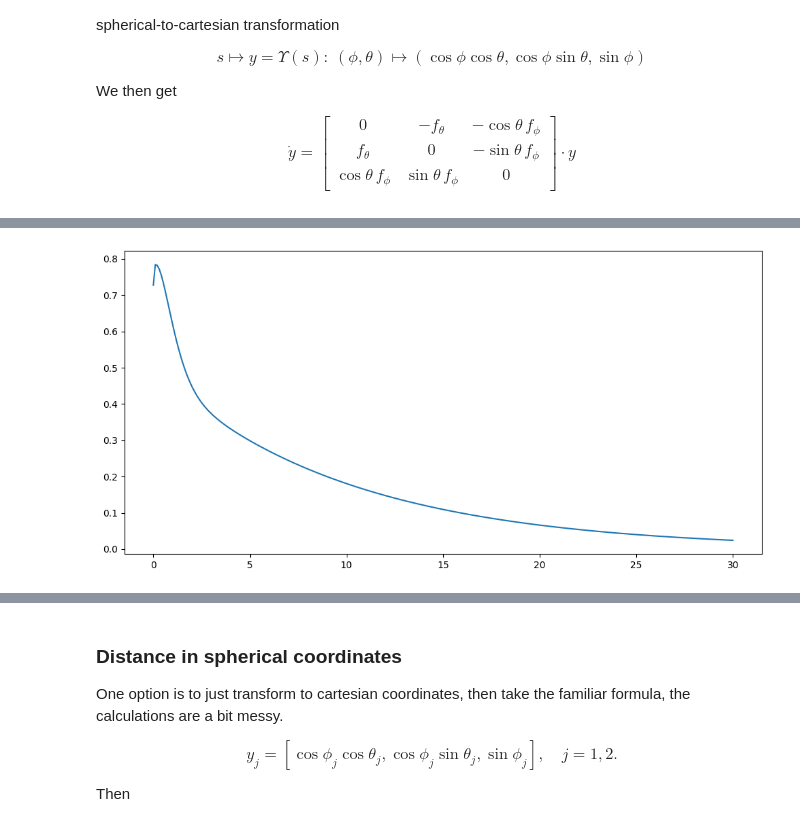
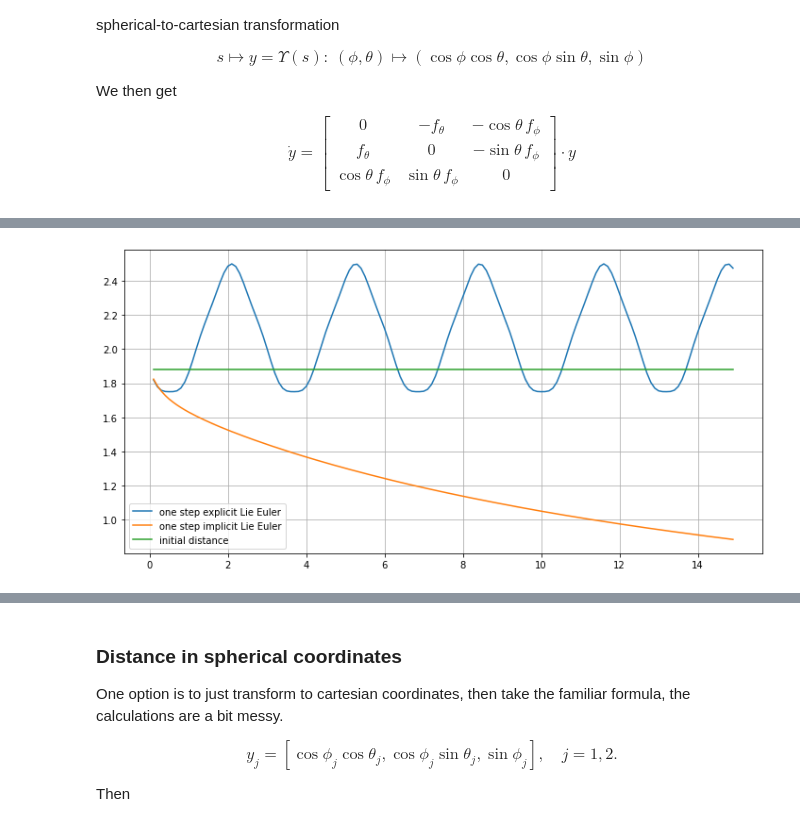
Before and after one commit to DeniseTumiotto/SphericalPendulum-Secondment, a Jupyter notebook: extras/S2contract.ipynb, the cells around one changed output, grey strips where cells are left out. Drawn from its saved outputs; the diff is of its cells as text; code cells hidden in the pictures.

```diff
--- a/extras/S2contract.ipynb
+++ b/extras/S2contract.ipynb
@@ -77,14 +81,16 @@ plt.show()
 T=30
 npts=601
 lam = -0.1
-mu = -1
+mu = -2
 t = np.linspace(0,T,npts)
 phi0=np.pi/2*(2*np.random.rand(2)-1)
 theta0=2*np.pi*np.random.rand(2)
 
 phi = np.outer(np.exp(lam*t), phi0)
-print(phi.shape)
+# print(phi.shape)
+print(phi[0,:])
 theta = np.outer(np.exp(mu*t), theta0)
+print(theta[0,:])
 
 X = np.cos(phi)*np.cos(theta)
 Y = np.cos(phi)*np.sin(theta)
@@ -260,27 +320,85 @@ def rdistance(y,z):
 # %%
+phi0=np.pi/2*(2*np.random.rand(2)-1)
+theta0=2*np.pi*np.random.rand(2)
+
 r0 = np.array([phi0[0],theta0[0]])
 s0 = np.array([phi0[1],theta0[1]])
 y0 = spherical2cart(r0)
 z0 = spherical2cart(s0)
-h = 0.1
-N = int(T/h)
+# h = 0.1
+# h = np.arange(0.001,0.1, 0.001)
+h = np.arange(0.1,15.0, 0.1)
+# N = int(T/h)
+N = np.size(h)
+time = np.linspace(0,T,N+1)
+maxIt = 30
+atol = 1e-10
+rtol = atol
+print('Number of steps:',N,"\n")
 
 SS = np.zeros((2,2,N+1))
 YY = np.zeros((2,3,N+1))
-RD = np.zeros((N+1,))
+SSi = np.zeros((2,2,N+1))
+YYi = np.zeros((2,3,N+1))
+RD = np.zeros((2,N+1))
 SS[0,:,0] = r0
 SS[1,:,0] = s0
 YY[0,:,0] = y0
 YY[1,:,0] = z0
-RD[0] = rdistance(y0,z0)
+SSi[0,:,0] = r0
+SSi[1,:,0] = s0
+YYi[0,:,0] = y0
+YYi[1,:,0] = z0
+RD[0,0] = rdistance(y0,z0)
+RD[1,0] = rdistance(y0,z0)
+
+JJ = jacobian(VectorField, 0)
+
+my_fun = lambda x, y0, dt : - x + VectorField(x, y0, dt)
+
+# def JJ(y0,y1,h):
+#     s0 = cart2spherical(y0)
+#     J = np.zeros((3,3))
+#     ss, sol0 = LieEulerStep(s0,s0,h)
+#     jj = np.array([[lam*phi*np.cos(theta)*y1[1]/(y1[0]**2+y1[1]**2), lam*phi*np.cos(theta)*y1[0]/(y1[0]**2+y1[1]**2), lam*np.sin(theta)/(np.sqrt(1-y1[2]**2))],
+#                 [lam*phi*np.sin(theta)*y1[1]/(y1[0]**2+y1[1]**2), lam*phi*np.sin(theta)*y1[0]/(y1[0]**2+y1[1]**2), -lam*np.cos(theta)/(np.sqrt(1-y1[2]**2))],
+#                 [mu*y1[1]/(y1[0]**2+y1[1]**2), mu*y1[0]/(y1[0]**2+y1[1]**2), 0]])
+#     for i in range(3):
+#         dx = y1[i]-y0[i]
+#         if dx!=0:
+#             yNew = y0
+#             yNew[i] = y1[i]
+#             # sNew = cart2spherical(yNew)
+#             ss, sol = LieEulerStep(s0,yNew,h)
+#             J[:,i] = (sol-sol0)/dx
+#     return J
+
+# for k in range(N):
+#     for j in range(2):
+#         SS[j,:,k+1], YY[j,:,k+1] = LieEulerStep(SS[j,:,k],SS[j,:,k],h)
+#         SSi[j,:,k+1], YYi[j,:,k+1] = NewtonStep(SSi[j,:,k],JJ,h,maxIt,atol,rtol)
+#         # SSi[j,:,k+1], YYi[j,:,k+1] = FixedPointIteration(SSi[j,:,k],h,maxIt,atol)
+#     RD[0,k+1] = rdistance(YY[0,:,k+1],YY[1,:,k+1])
+#     RD[1,k+1] = rdistance(YYi[0,:,k+1],YYi[1,:,k+1])
 
 for k in range(N):
     for j in range(2):
-        SS[j,:,k+1], YY[j,:,k+1] = LieEulerStep(SS[j,:,k],h)
-    RD[k+1] = rdistance(YY[0,:,k+1],YY[1,:,k+1])
+        SS[j,:,k+1], YY[j,:,k+1] = LieEulerStep(SS[j,:,0],SS[j,:,0],h[k])
+        # SSi[j,:,k+1], YYi[j,:,k+1] = NewtonStep(SSi[j,:,0],JJ,h[k],maxIt,atol,rtol)
+        # SSi[j,:,k+1], YYi[j,:,k+1] = FixedPointIteration(SSi[j,:,0], SSi[j,:,k],h[k],maxIt,atol)
+        YYi[j,:,k+1] = fsolve(my_fun, YYi[j,:,k], args=(YYi[j,:,0], h[k]))
+    RD[0,k+1] = rdistance(YY[0,:,k+1],YY[1,:,k+1])
+    RD[1,k+1] = rdistance(YYi[0,:,k+1],YYi[1,:,k+1])
 
 
-print('Number of steps:',N,"\n")
-plt.plot(np.linspace(0,T,N+1),RD)
+# print('Number of steps:',N,"\n")
+# print('(phi0, theta0) = (' + str(phi0[0]) + ',' + str(theta0[0]) + ')')
+# print('(phi0, theta0) = (' + str(phi0[1]) + ',' + str(theta0[1]) + ')')
+
+plt.plot(h, RD[0,1:], label='one step explicit Lie Euler')
+plt.plot(h, RD[1,1:], label='one step implicit Lie Euler')
+plt.plot(h, RD[0,0]*np.ones((N, )), label='initial distance')
+plt.legend()
+plt.grid()
 plt.show()
 # %% [output]
@@ -288 +406 @@ Number of steps: 300
-[figure, old version]
+[figure, new version]
```
Also changed, not shown: parts of 12 cells of this notebook.
